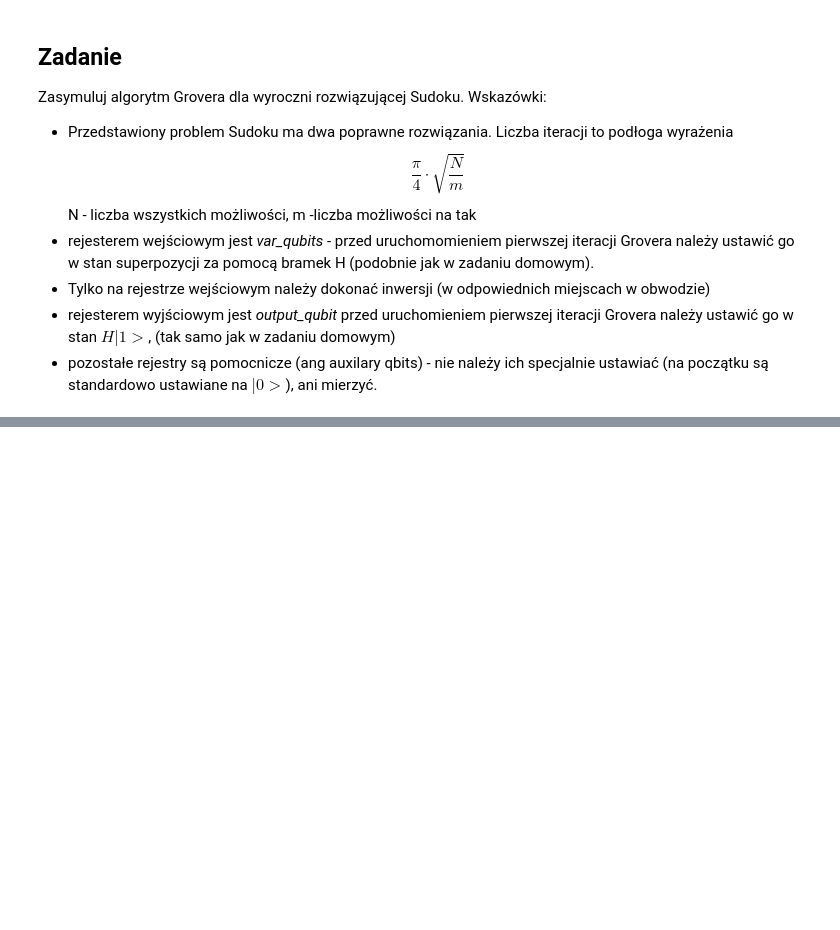
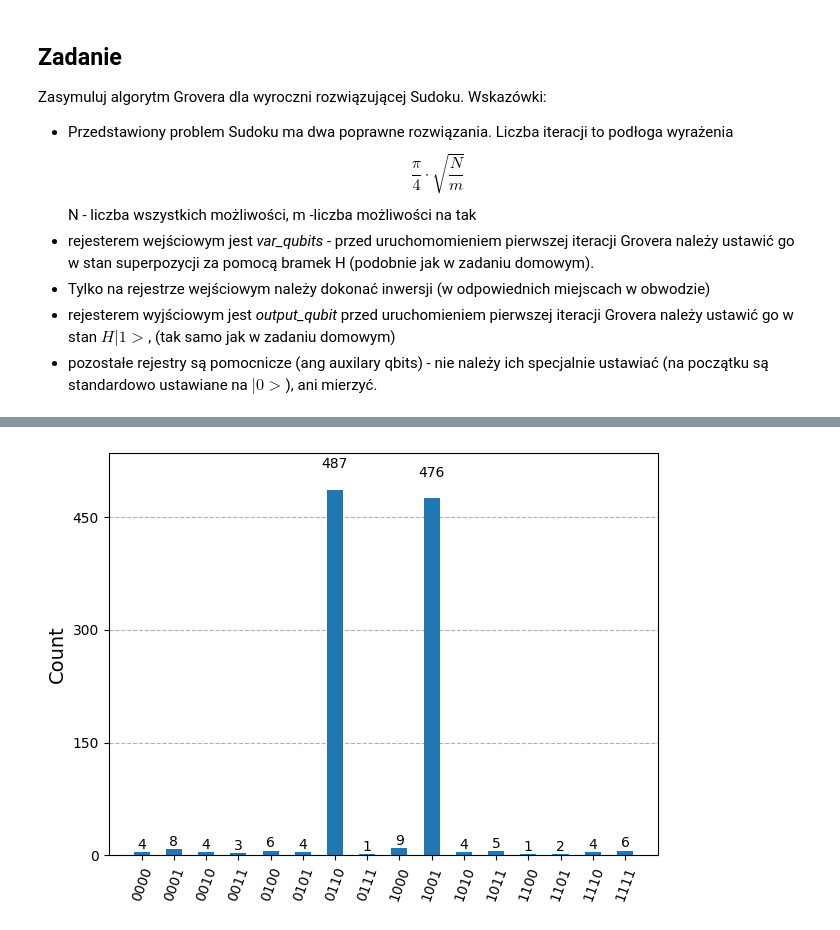
Before and after one commit to rmesek/mmik-agh-2026, a Jupyter notebook: lab09/wyrocznia_sudoku.ipynb, the cells around one changed output, grey strips where cells are left out. Cells and saved outputs as stored; diff of their text form; code cells hidden in the pictures; blank space fills up the shorter version.

```diff
--- a/lab09/wyrocznia_sudoku.ipynb
+++ b/lab09/wyrocznia_sudoku.ipynb
@@ -275,0 +326,11 @@ Zasymuluj algorytm Grovera dla wyroczni rozwiązującej Sudoku. Wskazówki:
+# %%
+from qiskit_aer import AerSimulator
+from qiskit.visualization import plot_histogram
+
+simulator = AerSimulator()
+result = simulator.run(qc, shots=1024).result()
+counts = result.get_counts()
+
+display(plot_histogram(counts))
+# %% [output]
+[figure, added]
```
Also changed, not shown: parts of 3 cells of this notebook, 1 other file.
